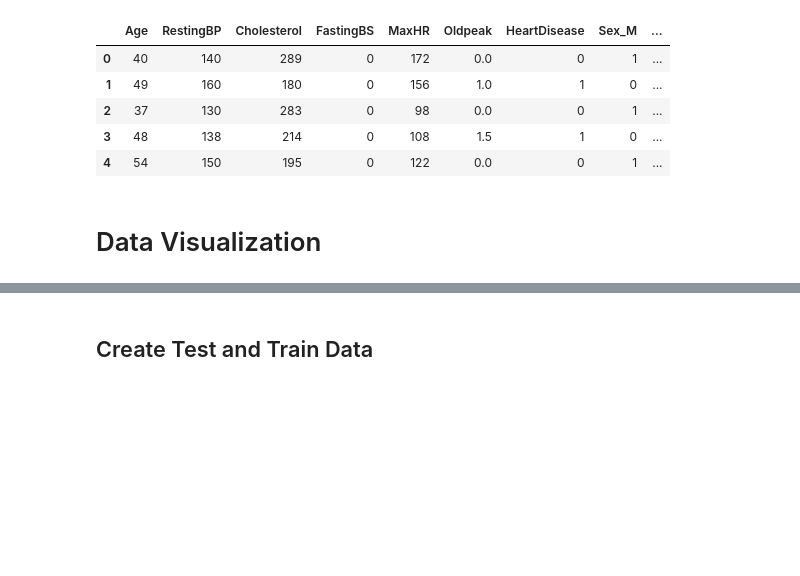
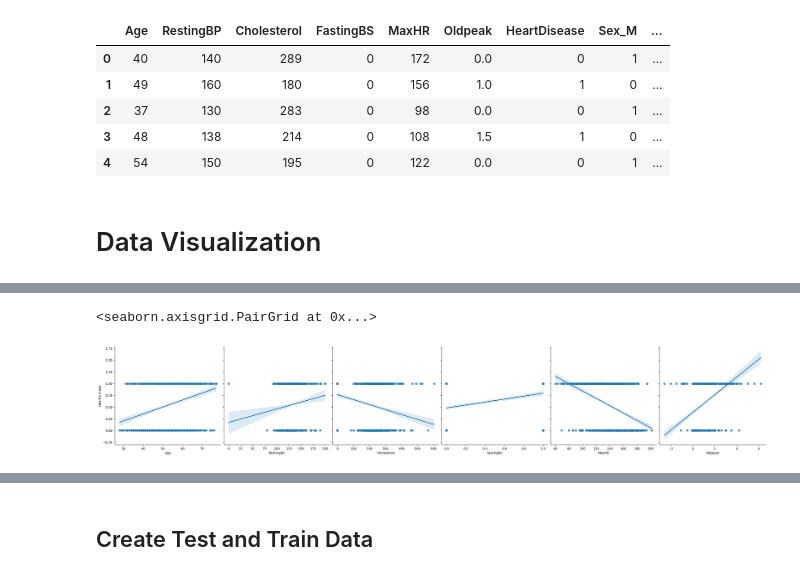
Before and after one commit to Bl4ckEnd/MLAlgoProject, a Jupyter notebook: data_transformation.ipynb, the cells around one changed output, grey strips where cells are left out. Saved outputs shown, nothing was run; the diff lists cells and outputs as text; code cells hidden in the pictures; blank space fills up the shorter version.

```diff
--- a/data_transformation.ipynb
+++ b/data_transformation.ipynb
@@ -116,0 +121,11 @@ plt.show()
+# %%
+continuous_features = ['Age',
+ 'RestingBP',
+ 'Cholesterol',
+ 'FastingBS',
+ 'MaxHR',
+ 'Oldpeak']
+sns.pairplot(heart, x_vars=continuous_features, y_vars='HeartDisease', kind = 'reg', height = 5)
+# %% [output]
+<seaborn.axisgrid.PairGrid at 0x...>
+[figure, added]
```
Also changed, not shown: parts of 41 cells of this notebook.
